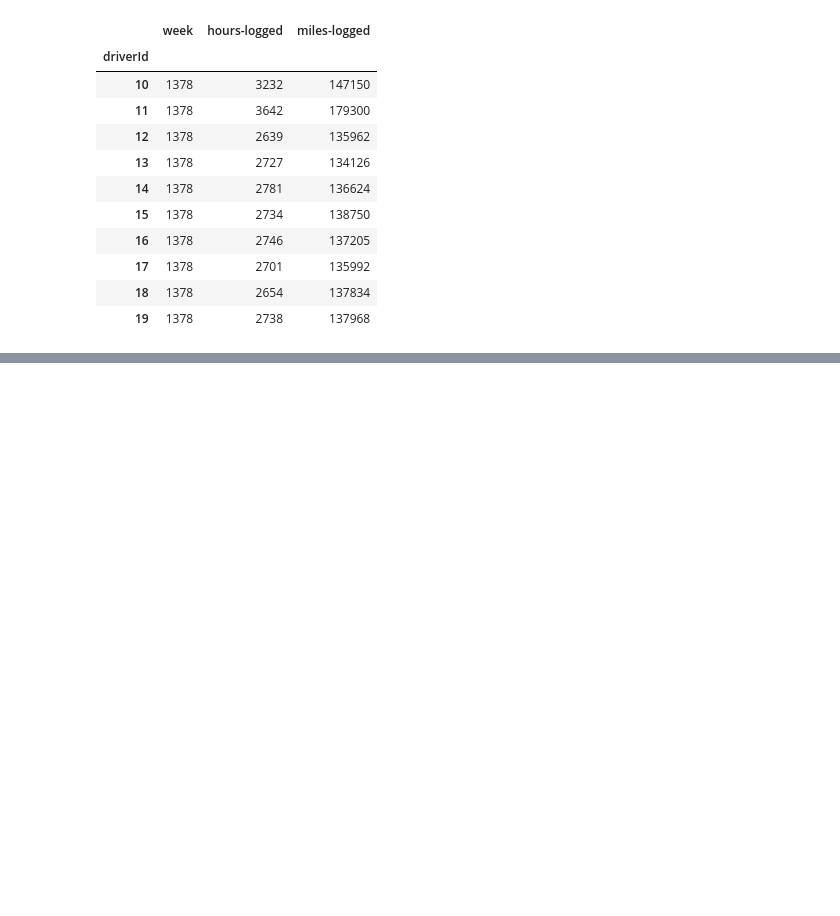
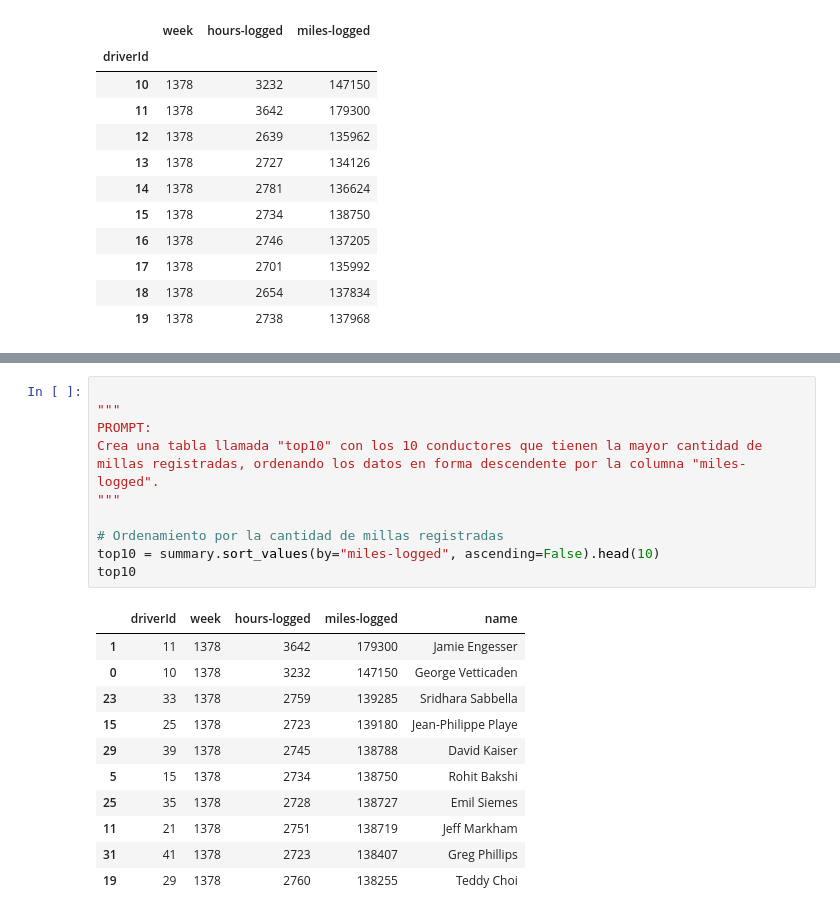
Before and after one commit to 2024-2-fundamentos-de-analitica/2024-2-PRE-07-manipulacion-de-datos-con-chatgpt-esgomez1208, a Jupyter notebook: homework/notebook.ipynb, the cells around one changed output, grey strips where cells are left out. Drawn from its saved outputs; the diff is of its cells as text; blank space fills up the shorter version.

```diff
--- a/homework/notebook.ipynb
+++ b/homework/notebook.ipynb
@@ -155,0 +209,22 @@ timesheet.groupby("driverId")["hours-logged"].agg(["min", "max"])
+# %%
+
+"""
+PROMPT:
+Crea una tabla llamada "top10" con los 10 conductores que tienen la mayor cantidad de millas registradas, ordenando los datos en forma descendente por la columna "miles-logged".
+"""
+
+# Ordenamiento por la cantidad de millas registradas
+top10 = summary.sort_values(by="miles-logged", ascending=False).head(10)
+top10
+# %% [output]
+|  | driverId | week | hours-logged | miles-logged | name |
+| 1 | 11 | 1378 | 3642 | 179300 | Jamie Engesser |
+| 0 | 10 | 1378 | 3232 | 147150 | George Vetticaden |
+| 23 | 33 | 1378 | 2759 | 139285 | Sridhara Sabbella |
+| 15 | 25 | 1378 | 2723 | 139180 | Jean-Philippe Playe |
+| 29 | 39 | 1378 | 2745 | 138788 | David Kaiser |
+| 5 | 15 | 1378 | 2734 | 138750 | Rohit Bakshi |
+| 25 | 35 | 1378 | 2728 | 138727 | Emil Siemes |
+| 11 | 21 | 1378 | 2751 | 138719 | Jeff Markham |
+| 31 | 41 | 1378 | 2723 | 138407 | Greg Phillips |
+| 19 | 29 | 1378 | 2760 | 138255 | Teddy Choi |
```
Also changed, not shown: parts of 10 cells of this notebook, 2 other files.
